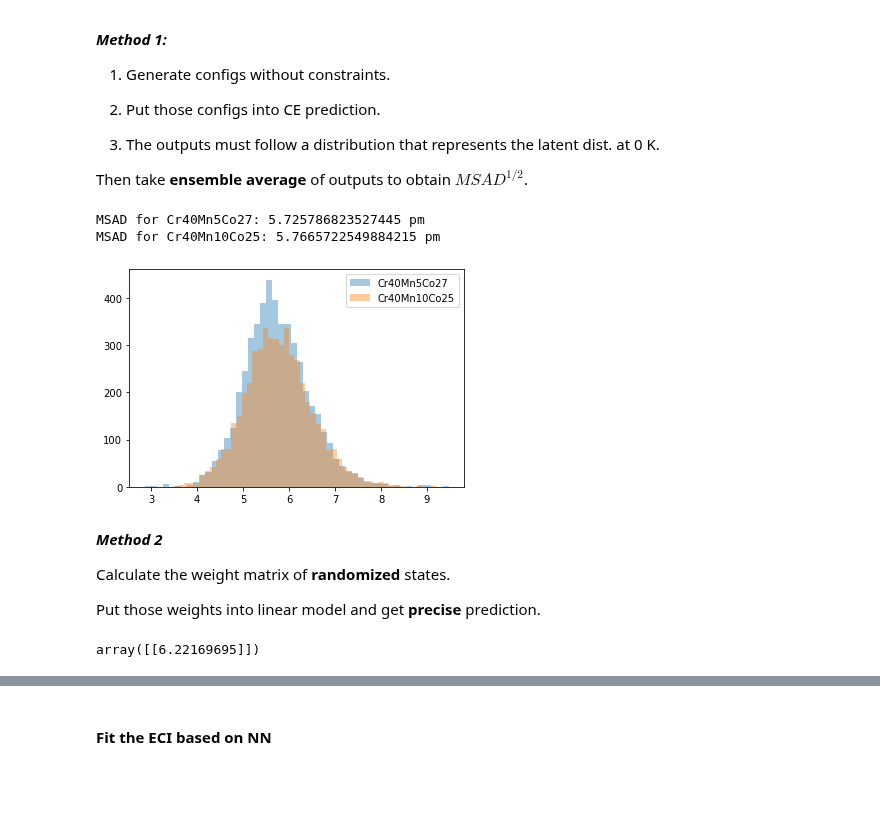
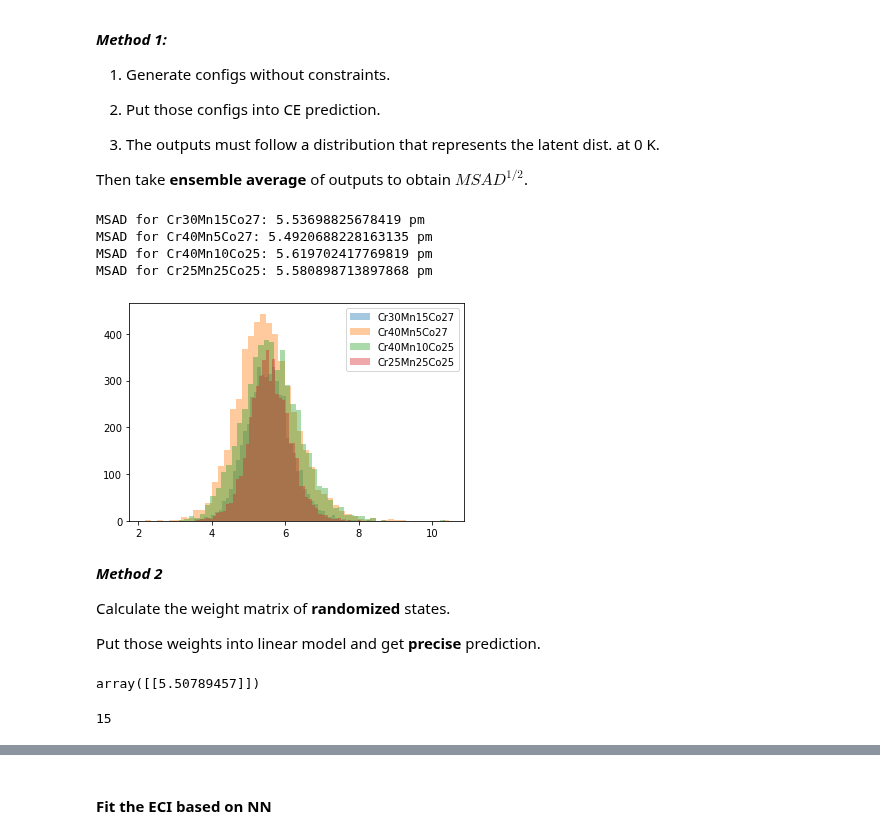
Before and after one commit to wzetto/MATools, a Jupyter notebook: CE_MC/cluster_ce_msad.ipynb, the cells around one changed output, grey strips where cells are left out. Saved outputs shown, nothing was run; the diff lists cells and outputs as text; code cells hidden in the pictures; blank space fills up the shorter version.

Commit message:
modified:   ../cluster_ce_msad.ipynb 	modified:   ../cluster_ind.ipynb 	deleted:    ../runs/demo/20221216_msadGA/c49.png 	../runs/demo/20221216_msadGA/weight_49_raw.npy

```diff
--- a/CE_MC/cluster_ce_msad.ipynb
+++ b/CE_MC/cluster_ce_msad.ipynb
@@ -1349,7 +1350,7 @@ embed_book = [
 qua_embed = np.linspace(810, 810+81*21-1, 81*21).reshape(21, 81).astype(int).tolist()
 embed_book += qua_embed
 embed_list = dict(zip(embed_type, embed_val))
-embed_book = np.array(embed_book)
+embed_book = np.array(embed_book, dtype=object)
 
 msad_list, weight_list = extract_weight(1, 401, embed_list, atom_num=32)
 #* Standarize features
@@ -1569,12 +1594,12 @@ print(len(best_embed), best_embed)
 # %%
-chosen_embed_ = best_embed_[3]
+chosen_embed_ = best_embed_[0]
 # chosen_embed_ = np.array([0., 0., 0., 1., 1., 1., 1., 1., 1., 0., 0., 1.,
 #   1., 1., 1., 1., 1., 1., 1., 1., 1., 1., 1., 0.,
 #   1., 1., 1., 0., 1., 1., 1., 0., 1., 1., 1., 1.,
 #   1., 1., 1., 1., 1., 1., 1., 1., 1., 1., 1., 1., 1.])
 weight_chosen = genetic.embed_extra(embed_book, weight_list, chosen_embed_)
 best_embed_dict = dict(zip(embed_type, chosen_embed_))
-clf_ga = RidgeCV(alphas=np.linspace(120, 130, 3), cv=10).fit(weight_chosen, msad_list.reshape(-1,1))
+clf_ga = RidgeCV(alphas=np.linspace(300, 400, 10), cv=10).fit(weight_chosen, msad_list.reshape(-1,1))
 
 '''
 1. Transform the new weights into normalized form. z = (x - u) / s
@@ -1818,40 +1843,47 @@ named by its average composition.
 '''
 
 compo_mat = [
-        # [30, 15, 27],
+        [30, 15, 27],
         [40, 5, 27],
         [40, 10, 25],
-        # [25, 25, 25]
+        [25, 25, 25]
 ]
 msad_mat, type_mat = [], []
+scaler_use = True
 
 for compo in compo_mat:
         a1, a2, a3 = compo
         atomic_ratio = f'{a1}_{a2}_{a3}.npy'
         config = np.load(f'/media/wz/a7ee6d50-691d-431a-8efb-b93adc04896d/Github/MATools_buffer/msadGA/202212/configs/{atomic_ratio}')
 
         #* RAW weight matrix in FULL dimension.
-        weight_list_predict = scaler.transform(config)
+        if scaler_use:
+                weight_list_predict = scaler.transform(config)
+        else:
+                weight_list_predict = config
+
         #* NEW weight matrix remove the zero term.
         weight_list_prenew = genetic.embed_extra(embed_book,
                                 weight_list_predict,
                                 chosen_embed_)
 
         msad_list_predict = clf_ga.predict(weight_list_prenew)
         print(f'MSAD for Cr{a1}Mn{a2}Co{a3}: {np.mean(msad_list_predict)} pm')
         msad_mat.append(msad_list_predict.flatten())
         type_mat.append(f'Cr{a1}Mn{a2}Co{a3}')
 
 # print(np.mean(msad_list_predict))
 for msad_list_predict, type_ in zip(msad_mat, type_mat):
         plt.hist(msad_list_predict, bins=50, label=type_, alpha=0.4)
 
 plt.legend()
 plt.show()
 # %% [output]
-MSAD for Cr40Mn5Co27: 5.725786823527445 pm
-MSAD for Cr40Mn10Co25: 5.7665722549884215 pm
+MSAD for Cr30Mn15Co27: 5.53698825678419 pm
+MSAD for Cr40Mn5Co27: 5.4920688228163135 pm
+MSAD for Cr40Mn10Co25: 5.619702417769819 pm
+MSAD for Cr25Mn25Co25: 5.580898713897868 pm
-[figure, old version]
+[figure, new version]
 # %% [markdown]
 <i> **Method 2** </i>
 
@@ -1880,8 +1912,12 @@ ce_ = CE(ind_1nn, ind_2nn, ind_3nn, ind_4nn, ind_5nn, ind_6nn,
 
         ind_quaraw, ind_quapbc, ind_raw,)
 # %%
-atomic_ratio = np.array([0.45, 0.1, 0.2, 0.25])
-ideal_weight = scaler.transform(ce_.ideal_extract(atomic_ratio).reshape(1,-1))
+atomic_ratio = np.array([0.45, 0.05, 0.1, 0.4])
+scaler_use = True
+if scaler_use:
+    ideal_weight = scaler.transform(ce_.ideal_extract(atomic_ratio).reshape(1,-1))
+else:
+    ideal_weight = ce_.ideal_extract(atomic_ratio).reshape(1,-1)
 ideal_weight_chosen = genetic.embed_extra(embed_book,
                                 ideal_weight,
                                 chosen_embed_)
@@ -1889,4 +1925,8 @@ ideal_weight_chosen = genetic.embed_extra(embed_book,
 msad_list_predict = clf_ga.predict(ideal_weight_chosen)
 msad_list_predict
 # %% [output]
-array([[6.22169695]])
+array([[5.50789457]])
+# %%
+len(np.where(chosen_embed_)[0])
+# %% [output]
+15
```
Also changed, not shown: parts of 11 cells of this notebook, 2 other files.
